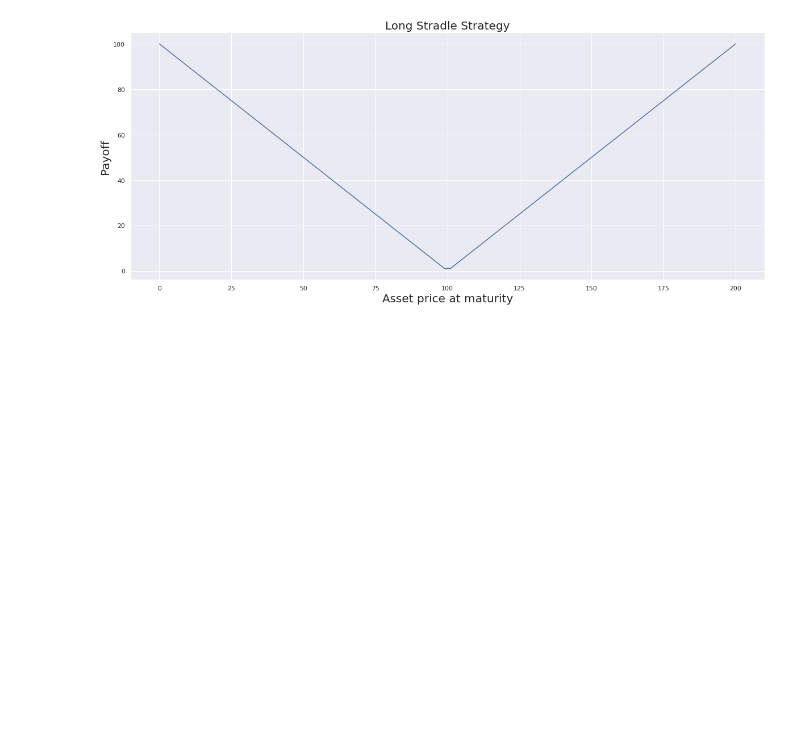
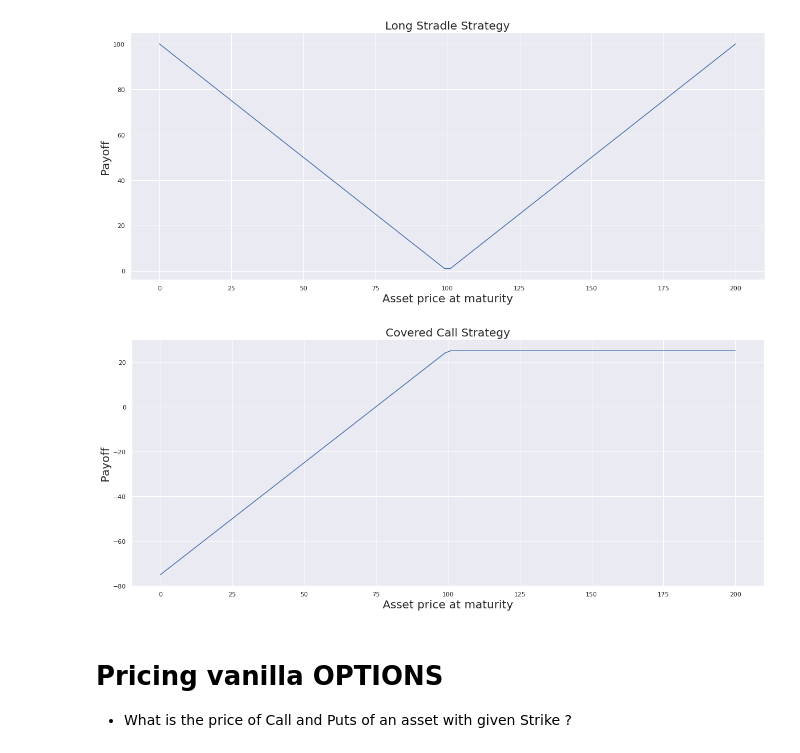
Before and after one commit to bhavinmoriya/Python-for-Financial-Analysis-and-Algorithmic-Trading, a Jupyter notebook: derivatives-pricing-future-and-forwards.ipynb, the cells around one changed output. Saved outputs shown, nothing was run; the diff lists cells and outputs as text; code cells hidden in the pictures; blank space fills up the shorter version.

Commit message:
Kaggle Notebook | Derivatives pricing : Future, Forwards, options | Version 5

```diff
--- a/derivatives-pricing-future-and-forwards.ipynb
+++ b/derivatives-pricing-future-and-forwards.ipynb
@@ -287,3 +288,22 @@ def longstradle(k=100):
 longstradle()
 # %% [output]
 [figure]
+# %%
+def coveredcall(k=100, stockprice=80, callprice=5):
+    plt.figure(figsize=(20,8))
+#     k2 = (k1 + k3) / 2
+
+    x = np.linspace(0,200,100)
+    payoff = lambda x : x - stockprice + callprice if x < k else k - stockprice + callprice
+    plt.plot(x, np.fromiter(map(payoff,x), dtype='float'))
+    plt.xlabel('Asset price at maturity', fontsize=20)
+    plt.ylabel('Payoff', fontsize=20)
+#     plt.axhline(25)
+    plt.title('Covered Call Strategy', fontsize=20);
+coveredcall()
+# %% [output]
+[figure, added]
+# %% [markdown]
+# Pricing vanilla OPTIONS
+
+- What is the price of Call and Puts of an asset with given Strike ?
```
Also changed, not shown: parts of 13 cells of this notebook.
